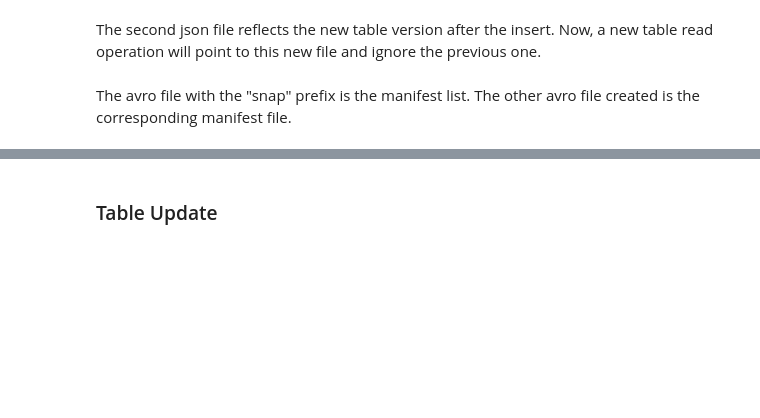
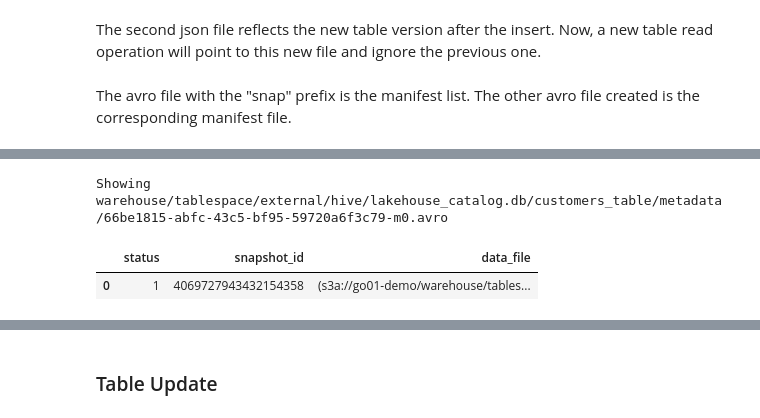
Before and after one commit to pdefusco/CDP_Lakehouse_ACE_HOL, a Jupyter notebook: cml/01_Iceberg_Architecture.ipynb, the cells around one changed output, grey strips where cells are left out. Cells and saved outputs as stored; diff of their text form; code cells hidden in the pictures; blank space fills up the shorter version.

```diff
--- a/cml/01_Iceberg_Architecture.ipynb
+++ b/cml/01_Iceberg_Architecture.ipynb
@@ -215,0 +242,7 @@ warehouse/tablespace/external/hive/lakehouse_catalog.db/customers_table/metadata
+# %%
+print("Showing " + metadata_file_list[2])
+spark.read.format("avro").load("s3a://go01-demo/" + metadata_file_list[2]).toPandas()
+# %% [output]
+Showing warehouse/tablespace/external/hive/lakehouse_catalog.db/customers_table/metadata/66be1815-abfc-43c5-bf95-59720a6f3c79-m0.avro
+|  | status | snapshot_id | data_file |
+| 0 | 1 | 4069727943432154358 | (s3a://go01-demo/warehouse/tables... |
```
Also changed, not shown: parts of 18 cells of this notebook, 2 other files.
